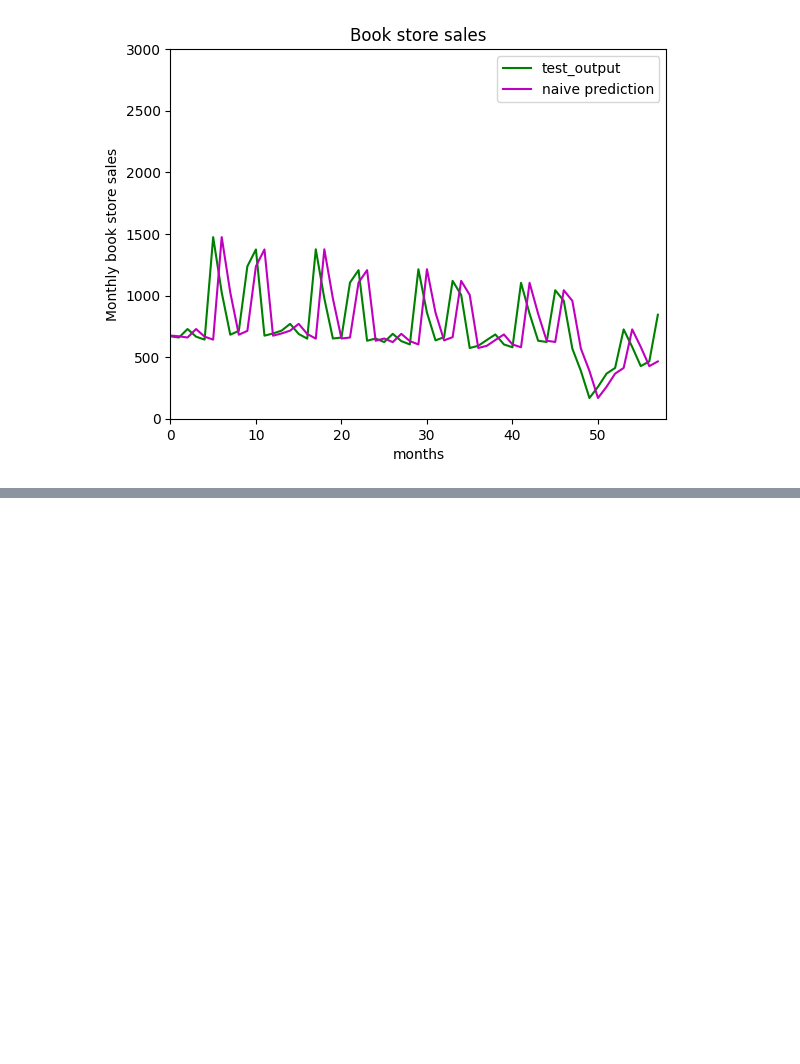
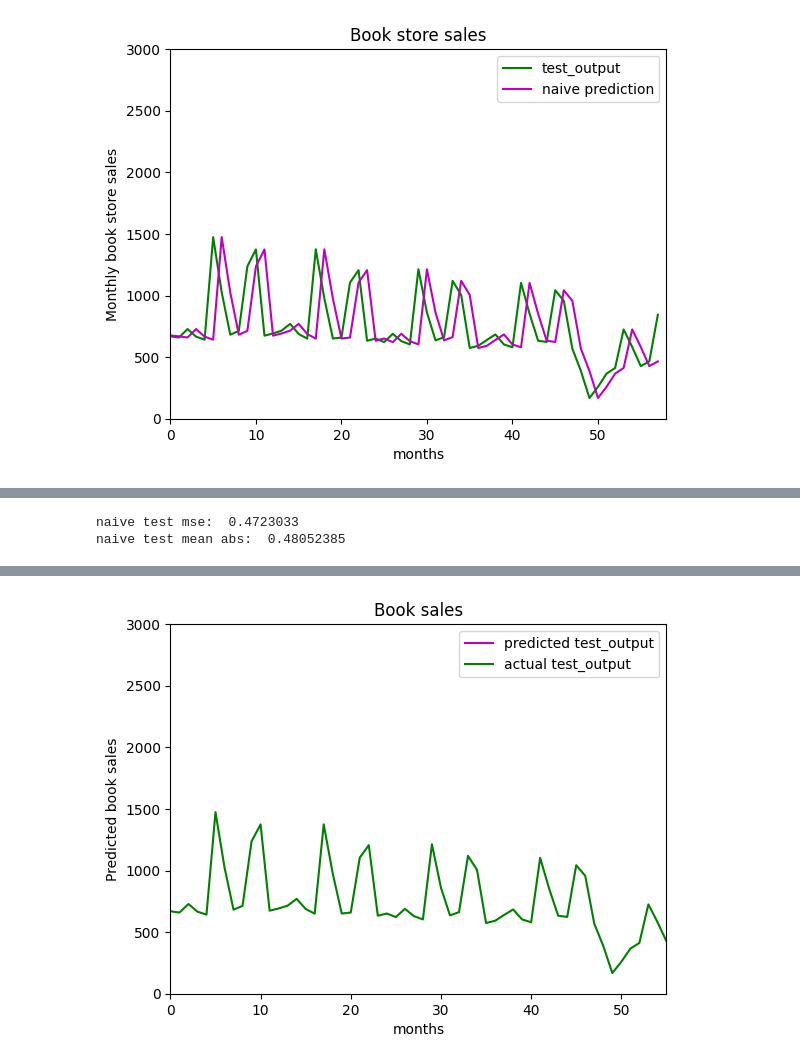
Before and after one commit to hajime-8123/AI-Application-repository, a Jupyter notebook: week9_lab&lecture.ipynb, the cells around one changed output, grey strips where cells are left out. Saved outputs shown, nothing was run; the diff lists cells and outputs as text; code cells hidden in the pictures; blank space fills up the shorter version.

```diff
--- a/week9_lab&lecture.ipynb
+++ b/week9_lab&lecture.ipynb
@@ -117,0 +122,32 @@ Epoch 100/100
+# %%
+# Create naive prediction based on standardized data.
+test_output = test_sales_std[MIN:]
+naive_prediction = test_sales_std[MIN-1:-1]
+mean_squared_error = np.mean(np.square(naive_prediction
+- test_output))
+mean_abs_error = np.mean(np.abs(naive_prediction
+- test_output))
+print('naive test mse: ', mean_squared_error)
+print('naive test mean abs: ', mean_abs_error)
+# %% [output]
+naive test mse:  0.4723033
+naive test mean abs:  0.48052385
+# %%
+# Use trained model to predict the test data
+predicted_test = model.predict(test_X, len(test_X))
+predicted_test = np.reshape(predicted_test,
+(len(predicted_test)))
+predicted_test = predicted_test * stddev + mean
+# Plot test prediction.
+x = range(len(test_sales)-MIN)
+plt.plot(x, predicted_test, 'm-',
+label='predicted test_output')
+plt.plot(x, test_sales[-(len(test_sales)-MIN):],
+'g-', label='actual test_output')
+plt.title('Book sales')
+plt.axis([0, 55, 0.0, 3000.0])
+plt.xlabel('months')
+plt.ylabel('Predicted book sales')
+plt.legend()
+plt.show()
+# %% [output]
@@ -117,0 +155 @@ Epoch 100/100
+[figure, added]
```
Also changed, not shown: parts of 10 cells of this notebook.
